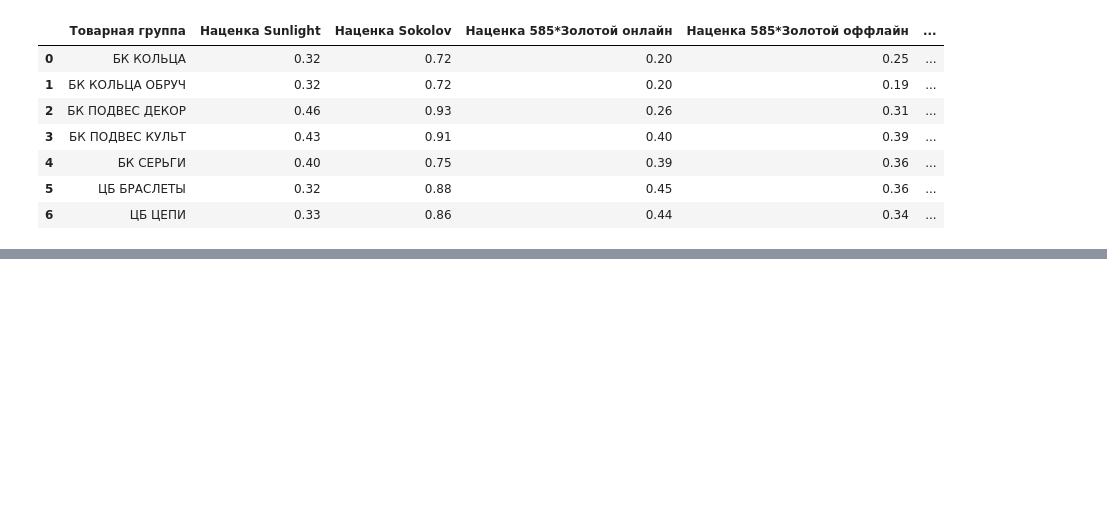
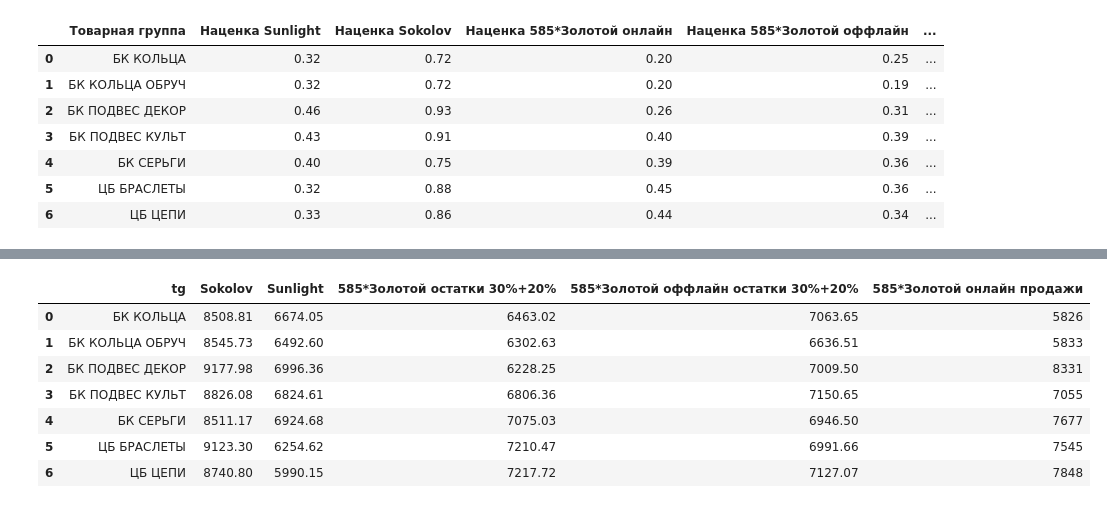
Before and after one commit to sergey-trenkin/notebooks, a Jupyter notebook: eda_every_days.ipynb, the cells around one changed output, grey strips where cells are left out. Saved outputs shown, nothing was run; the diff lists cells and outputs as text; code cells hidden in the pictures; blank space fills up the shorter version.

```diff
--- a/eda_every_days.ipynb
+++ b/eda_every_days.ipynb
@@ -1126,0 +1327,8 @@ costprice_.to_sql('costprice_sklv_sl', engine, schema = 'yura', if_exists='appen
+# %%
+tn = df_dwh.groupby(by = 'Товарная группа', as_index= False)[['Себестоимость', 'Вес', 'Общая сумма']].agg('sum')
+tn['Наценка продажи оффлайн'] =  tn['Общая сумма'] / tn['Себестоимость'] - 1
+tn = tn[~tn['Товарная группа'].str.contains('ОПТ БК|БК ПЕЧАТКИ|ОПТ КОНГО|ОПТ ОБРУЧИ')]
+tn['price_per_gramm'] = ((tn['Общая сумма'] / tn['Вес']).round(0))
+# %%
+tn['price_per_gramm'] = tn['price_per_gramm'].replace(',', '')
+tn['price_per_gramm'] = tn['price_per_gramm'].astype('int')
@@ -1126,0 +1337,2 @@ costprice_.to_sql('costprice_sklv_sl', engine, schema = 'yura', if_exists='appen
+# %%
+tn.columns = ['tg', 'cost', 'weight', 'price', 'Наценка продажи оффлайн', 'price_per_gramm']
@@ -1126,0 +1343,14 @@ costprice_.to_sql('costprice_sklv_sl', engine, schema = 'yura', if_exists='appen
+# %%
+tn = tn.drop(columns=['cost', 'weight', 'price', 'Наценка продажи оффлайн'])
+tn.columns = ['tg', '585*Золотой оффлайн продажи']
+# %%
+result = result.merge(tn, how='left', on='tg')
+# %% [output]
+|  | tg | Sokolov | Sunlight | 585*Золотой остатки 30%+20% | 585*Золотой оффлайн остатки 30%+20% | 585*Золотой онлайн продажи |
+| 0 | БК КОЛЬЦА | 8508.81 | 6674.05 | 6463.02 | 7063.65 | 5826 |
+| 1 | БК КОЛЬЦА ОБРУЧ | 8545.73 | 6492.60 | 6302.63 | 6636.51 | 5833 |
+| 2 | БК ПОДВЕС ДЕКОР | 9177.98 | 6996.36 | 6228.25 | 7009.50 | 8331 |
+| 3 | БК ПОДВЕС КУЛЬТ | 8826.08 | 6824.61 | 6806.36 | 7150.65 | 7055 |
+| 4 | БК СЕРЬГИ | 8511.17 | 6924.68 | 7075.03 | 6946.50 | 7677 |
+| 5 | ЦБ БРАСЛЕТЫ | 9123.30 | 6254.62 | 7210.47 | 6991.66 | 7545 |
+| 6 | ЦБ ЦЕПИ | 8740.80 | 5990.15 | 7217.72 | 7127.07 | 7848 |
```
Also changed, not shown: parts of 55 cells of this notebook, 1 other file.
